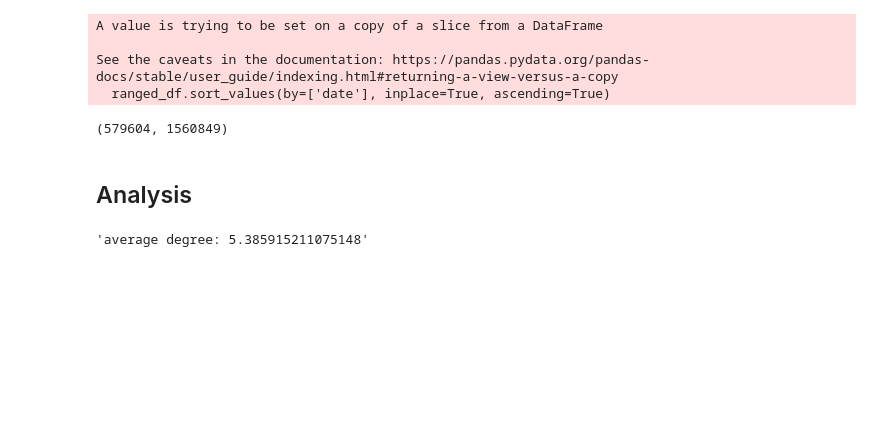
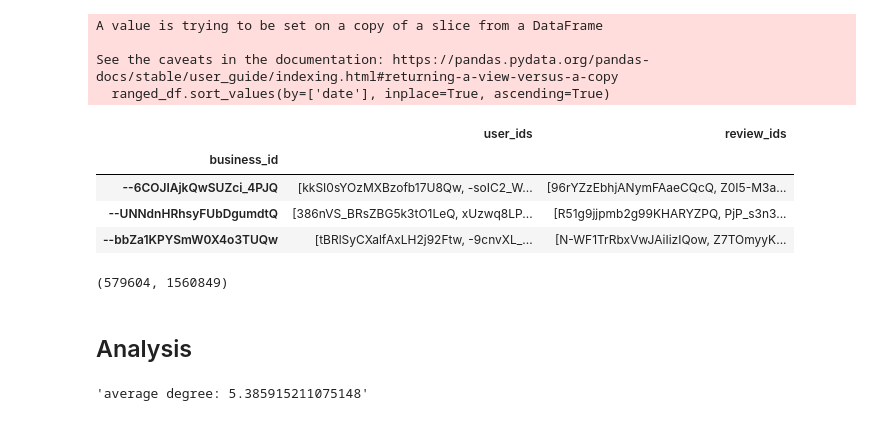
Before and after one commit to OktarianTB/predicting-business-popularity, a Jupyter notebook: users_network/sample_user_graph.ipynb, the cells around one changed output. Cells and saved outputs as stored; diff of their text form; code cells hidden in the pictures; blank space fills up the shorter version.

```diff
--- a/users_network/sample_user_graph.ipynb
+++ b/users_network/sample_user_graph.ipynb
@@ -5,16 +4,19 @@ import pickle
 # %%
-user_graph = nx.read_gpickle("../graphs/user_network.gpickle")
-reviews_df = pd.read_json("../yelp/yelp_academic_dataset_review.json", lines=True)
-tips_df = pd.read_json("../yelp/yelp_academic_dataset_tip.json", lines=True)
+# user_graph = nx.read_gpickle("../graphs/user_network.gpickle")
+with pd.read_json("../yelp/yelp_academic_dataset_review.json",
+    orient="records", lines=True, chunksize=100) as reader:
+    reviews_df = pd.concat([df for df in reader])
+# tips_df = pd.read_json("../yelp/yelp_academic_dataset_tip.json", lines=True)
 df_2018 = pd.read_csv("../datasets/2017-2018_restaurants.csv")
 
 reviews_df = reviews_df[reviews_df["business_id"].isin(df_2018["business_id"])]
-tips_df = tips_df[tips_df["business_id"].isin(df_2018["business_id"])]
+# tips_df = tips_df[tips_df["business_id"].isin(df_2018["business_id"])]
 
-tips_df.drop(columns="compliment_count", inplace=True)
-reviews_df.drop(columns=["useful", "funny", "cool", "review_id"], inplace=True)
+# tips_df.drop(columns="compliment_count", inplace=True)
+reviews_df.drop(columns=["useful", "funny", "cool"], inplace=True)
 
-complete_df = pd.concat([reviews_df, tips_df])
+# complete_df = pd.concat([reviews_df, tips_df])
+complete_df = reviews_df
 # %%
 import datetime
 ranged_df = complete_df[(complete_df["date"] >= datetime.datetime(2017, 1, 1, 0, 0)) & (complete_df["date"] <= datetime.datetime(2018, 12, 31, 23, 59))]
@@ -26,4 +32,12 @@ A value is trying to be set on a copy of a slice from a DataFrame
 See the caveats in the documentation: https://pandas.pydata.org/pandas-docs/stable/user_guide/indexing.html#returning-a-view-versus-a-copy
   ranged_df.sort_values(by=['date'], inplace=True, ascending=True)
 # %%
-user_per_business = ranged_df.groupby("business_id").agg(user_ids=("user_id", lambda x: x.tolist()))
+user_per_business = ranged_df.groupby("business_id").agg(user_ids=("user_id", lambda x: x.tolist()), review_ids=("review_id", lambda x: x.tolist()))
+# %%
+user_per_business.head(3)
+# %% [output]
+|  | user_ids | review_ids |
+| business_id |  |  |
+| --6COJIAjkQwSUZci_4PJQ | [kkSI0sYOzMXBzofb17U8Qw, -soIC2_W... | [96rYZzEbhjANymFAaeCQcQ, Z0I5-M3a... |
+| --UNNdnHRhsyFUbDgumdtQ | [386nVS_BRsZBG5k3tO1LeQ, xUzwq8LP... | [R51g9jjpmb2g99KHARYZPQ, PjP_s3n3... |
+| --bbZa1KPYSmW0X4o3TUQw | [tBRlSyCXalfAxLH2j92Ftw, -9cnvXL_... | [N-WF1TrRbxVwJAiIizIQow, Z7TOmyyK... |
```
Also changed, not shown: parts of 5 cells of this notebook.
